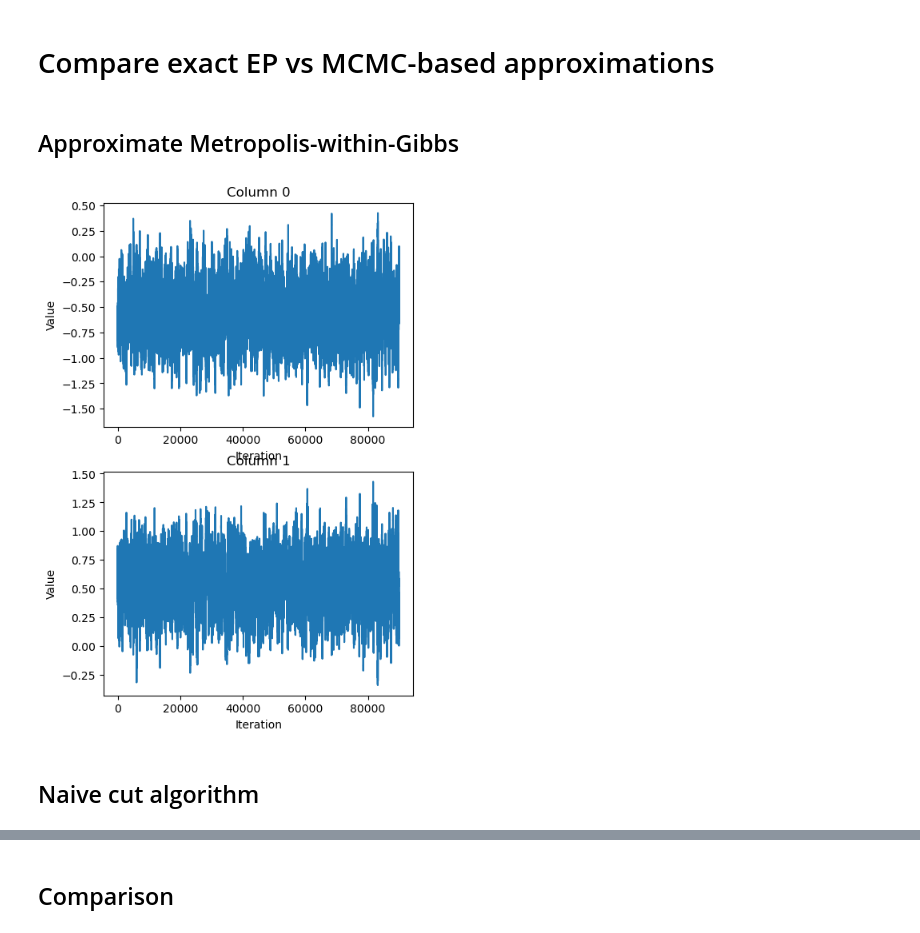
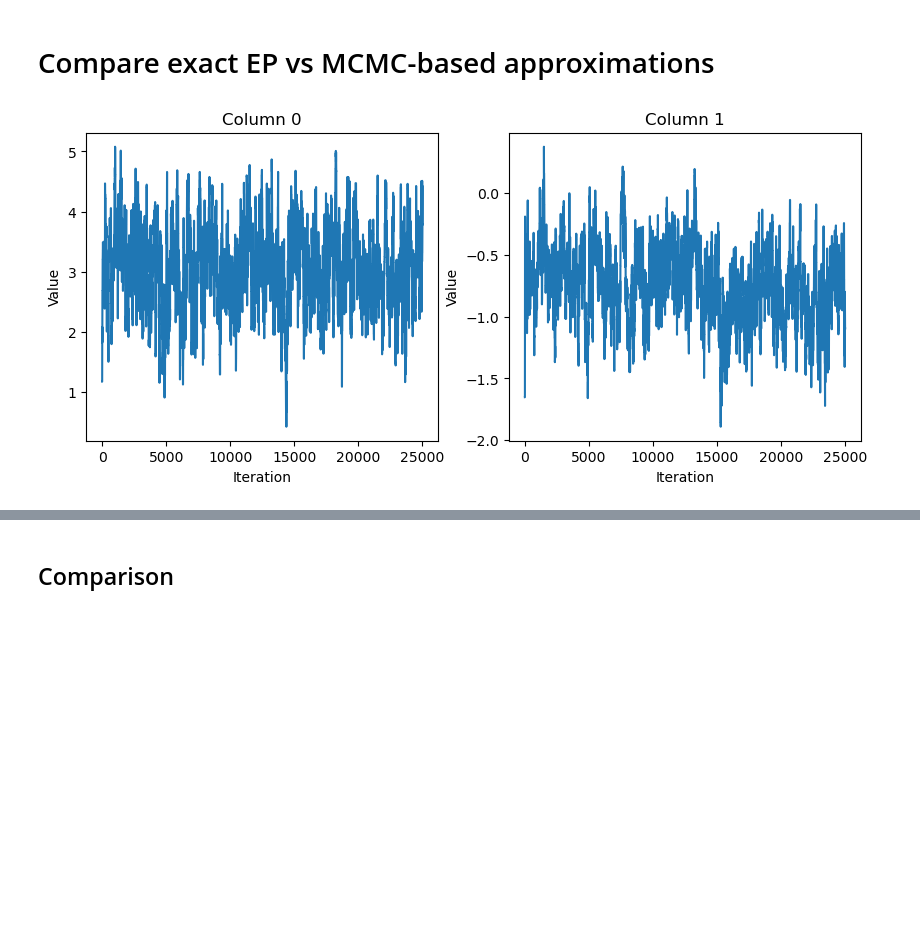
Before and after one commit to arob5/Bayesian-inference-with-surrogates, a Jupyter notebook: experiments/linear_Gaussian/linear_Gaussian_experiment.ipynb, the cells around one changed output, grey strips where cells are left out. Saved outputs shown, nothing was run; the diff lists cells and outputs as text; code cells hidden in the pictures; blank space fills up the shorter version.

```diff
--- a/experiments/linear_Gaussian/linear_Gaussian_experiment.ipynb
+++ b/experiments/linear_Gaussian/linear_Gaussian_experiment.ipynb
@@ -67,6 +68,9 @@ plt.show()
 # %% [markdown]
 # Compare exact EP vs MCMC-based approximations
-# %% [markdown]
-## Approximate Metropolis-within-Gibbs
 # %%
-mwg = get_mwg_sampler(y, u, G, noise, e, rng, pcn_cor=0.99)
+# Correlated pseudo marginal
+cpm = get_cpm_sampler(y, u, G, noise, e, rng, pcn_cor=0.99)
+samp_cpm, cpm, trace_cpm = run_sampler(cpm)
+plt.show()
+# %% [output]
+[figure, added]
@@ -80,6 +76,0 @@ for i in range(samp_mcmc.shape[0]):
-# %%
-burn_in_start = 10000
-trace_plots = plot_trace(samp_mcmc[burn_in_start:,:], nrows=2)
-plt.show()
-# %% [output]
-[figure, removed]
@@ -89,2 +76,0 @@ samp_mcmc = samp_mcmc[burn_in_start:,:]
-# %% [markdown]
-## Naive cut algorithm
```
Also changed, not shown: parts of 14 cells of this notebook, 2 other files.
